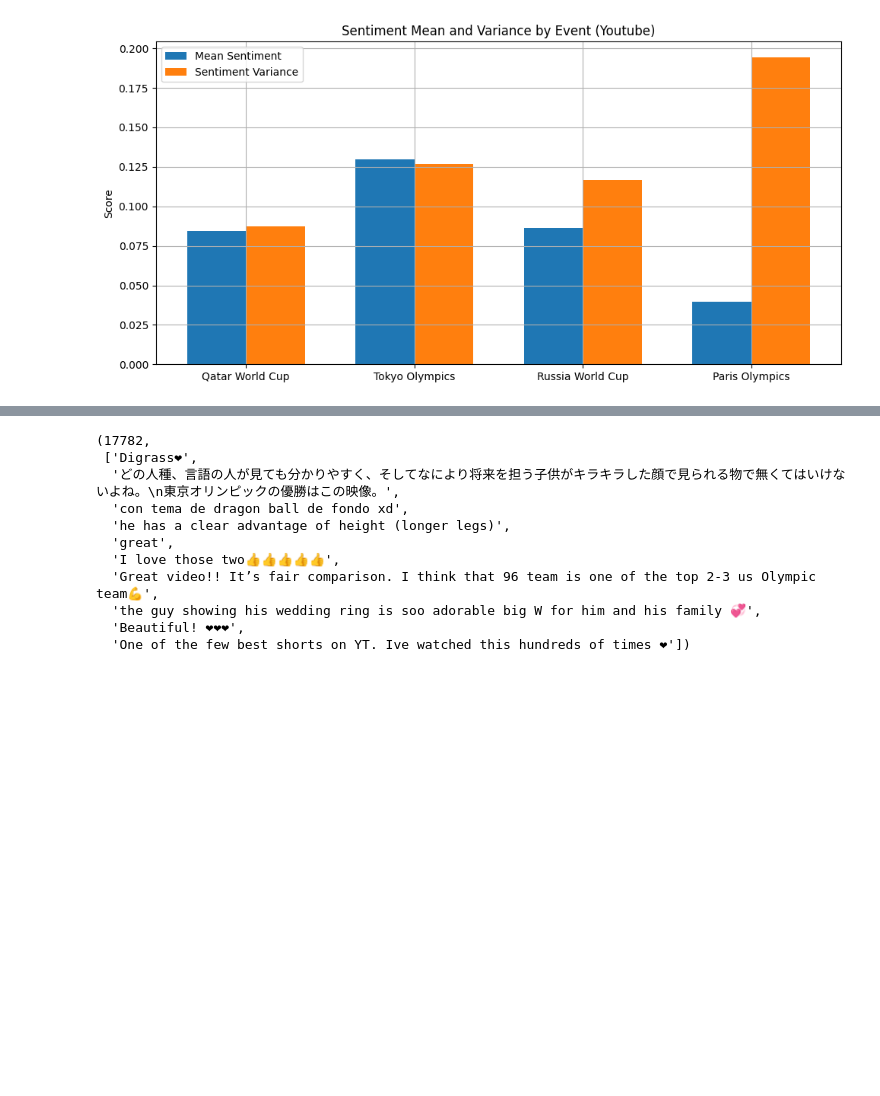
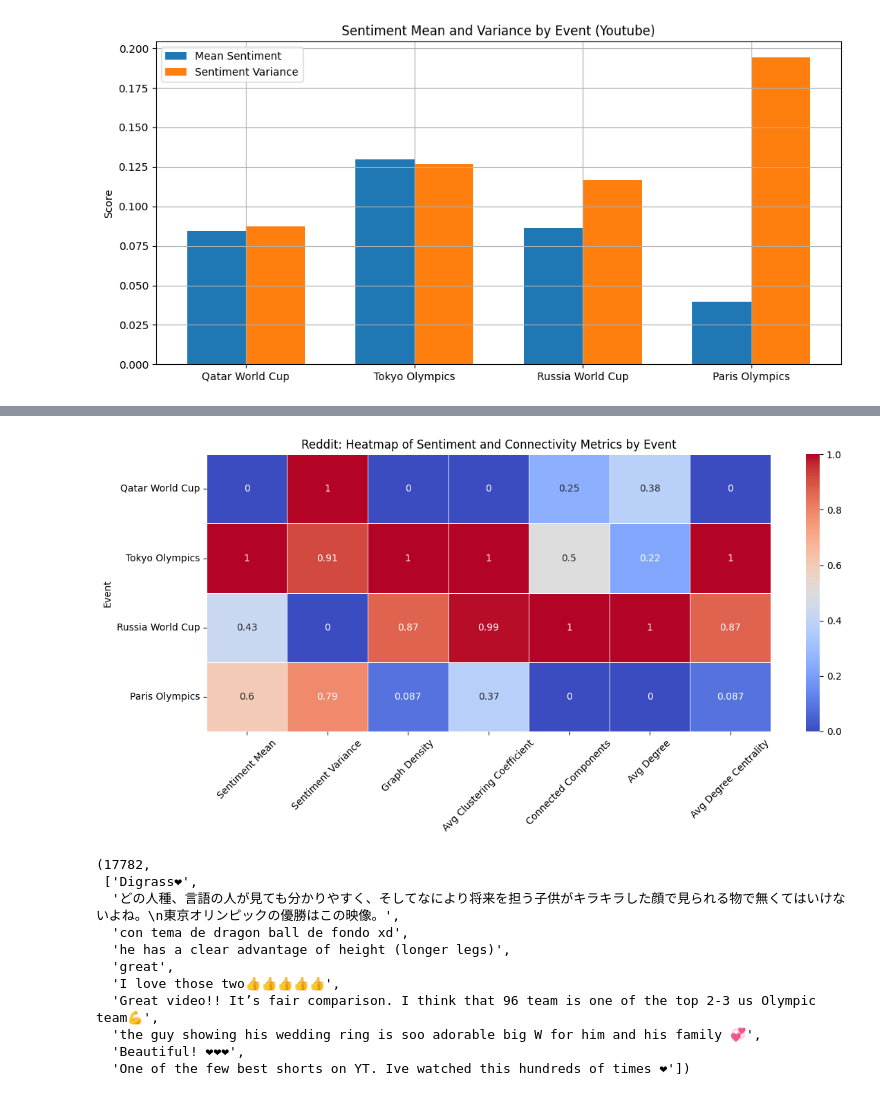
Before and after one commit to Harriet2004/SocialMedia, a Jupyter notebook: Q6.ipynb, the cells around one changed output, grey strips where cells are left out. Cells and saved outputs as stored; diff of their text form; code cells hidden in the pictures; blank space fills up the shorter version.

```diff
--- a/Q6.ipynb
+++ b/Q6.ipynb
@@ -205,3 +214,30 @@ plt.show()
+# %%
+data = {
+    "Event": ["Qatar World Cup", "Tokyo Olympics", "Russia World Cup", "Paris Olympics"],
+    "Sentiment Mean": [0.071323, 0.126670, 0.094994, 0.104634],
+    "Sentiment Variance": [0.214659, 0.213091, 0.196359, 0.210734],
+    "Graph Density": [0.000186, 0.000209, 0.000206, 0.000188],
+    "Avg Clustering Coefficient": [0.058068, 0.075320, 0.075161, 0.064504],
+    "Connected Components": [9, 10, 12, 8],
+    "Avg Degree": [2.662717, 2.644054, 2.737698, 2.617649],
+    "Avg Degree Centrality": [0.000186, 0.000209, 0.000206, 0.000188]
+}
+
+# Create and normalise DataFrame
+df = pd.DataFrame(data)
+df.set_index("Event", inplace=True)
+normalised_df = (df - df.min()) / (df.max() - df.min())
+
+# Plot the heatmap
+plt.figure(figsize=(12, 6))
+sns.heatmap(normalised_df, annot=True, cmap="coolwarm", linewidths=0.5)
+plt.xticks(rotation=45)  # X-axis angled
+plt.yticks(rotation=0)   # Y-axis horizontal
+plt.title("Reddit: Heatmap of Sentiment and Connectivity Metrics by Event")
+plt.tight_layout()
+plt.show()
+# %% [output]
+[figure, added]
 # %%
 import networkx as nx
 from collections import Counter
```
Also changed, not shown: parts of 5 cells of this notebook.
